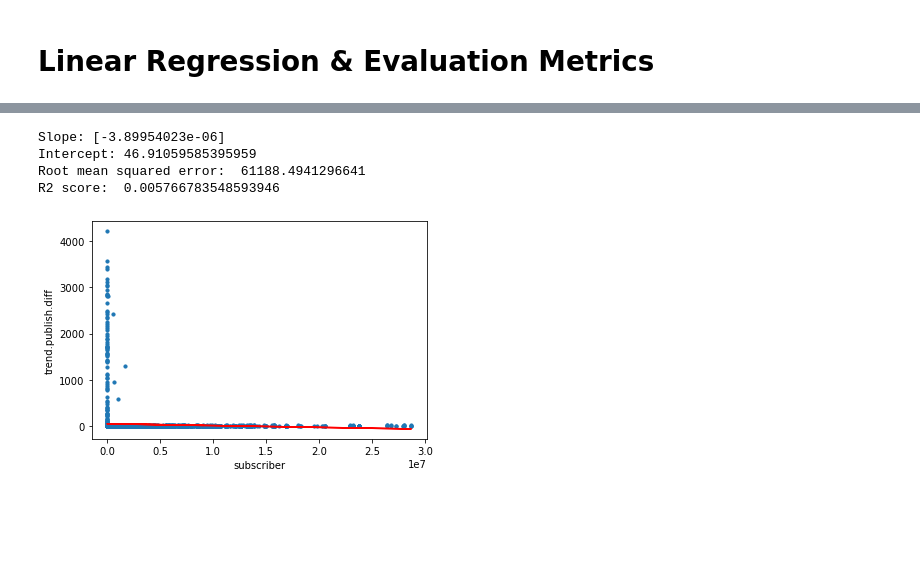
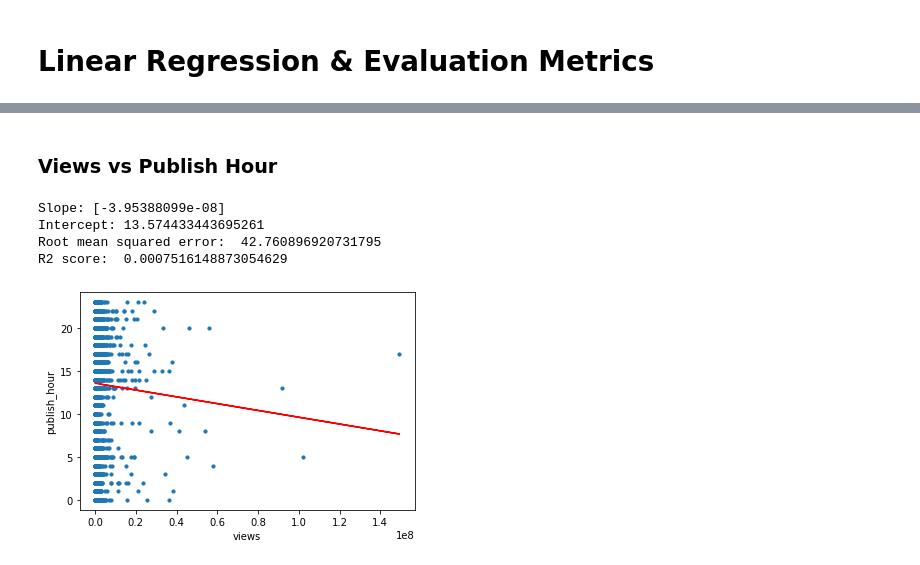
Before and after one commit to COGS118A/Group035-Sp22, a Jupyter notebook: Data Clean Up/Linear_Regression.ipynb, the cells around one changed output, grey strips where cells are left out. Cells and saved outputs as stored; diff of their text form; code cells hidden in the pictures; blank space fills up the shorter version.

Commit message:
Update Linear_Regression

```diff
--- a/Data Clean Up/Linear_Regression.ipynb
+++ b/Data Clean Up/Linear_Regression.ipynb
@@ -116,8 +71,0 @@ R2 score:  0.02129158101566242
-# %%
-linear_regression(df,'subscriber','trend.publish.diff')
-# %% [output]
-Slope: [-3.89954023e-06]
-Intercept: 46.91059585395959
-Root mean squared error:  61188.4941296641
-R2 score:  0.005766783548593946
-[figure, removed]
@@ -123,0 +77,10 @@ R2 score:  0.005766783548593946
+# %% [markdown]
+### Views vs Publish Hour
+# %%
+linear_regression(df,'views','publish_hour')
+# %% [output]
+Slope: [-3.95388099e-08]
+Intercept: 13.574433443695261
+Root mean squared error:  42.760896920731795
+R2 score:  0.0007516148873054629
+[figure, added]
```
Also changed, not shown: parts of 25 cells of this notebook.
